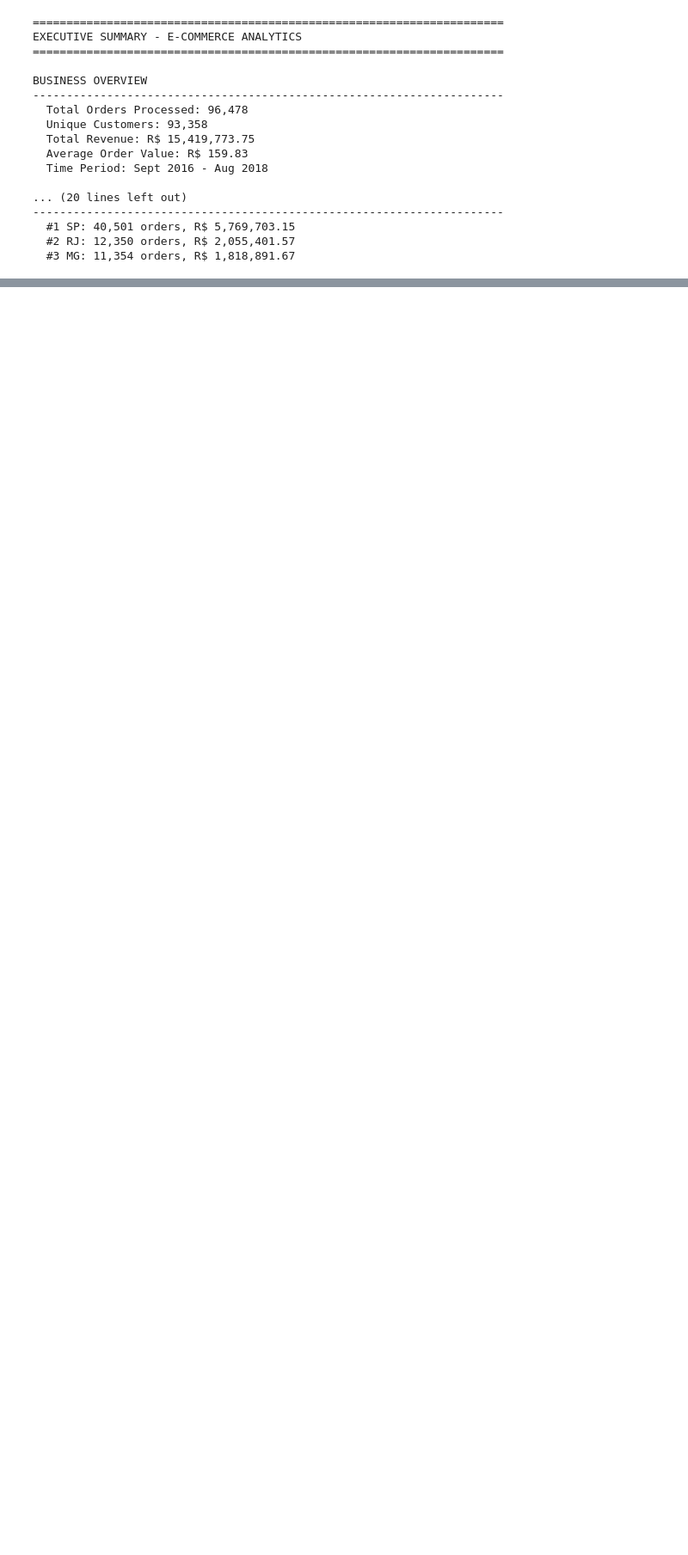
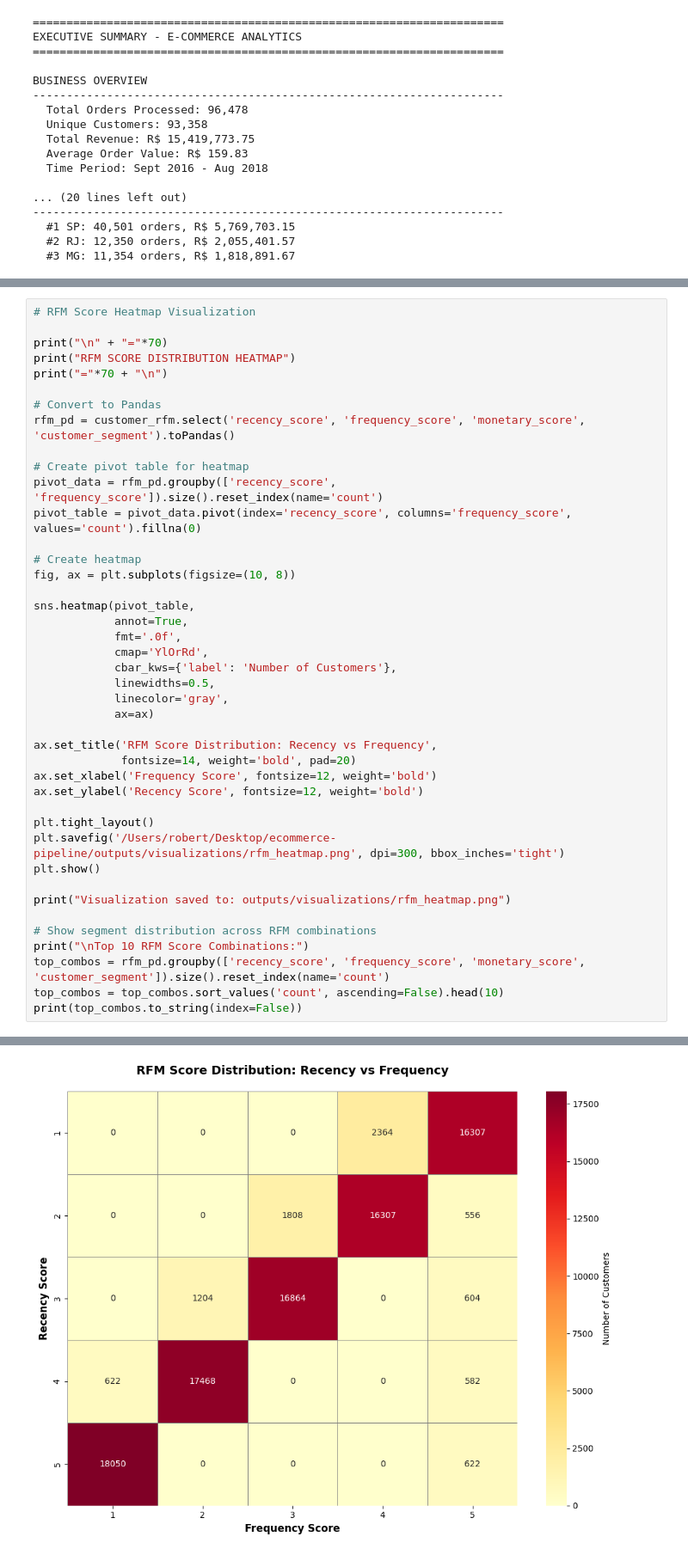
Before and after one commit to RobertB-38/ecommerce-analytics-pipeline, a Jupyter notebook: 03_advanced_analytics.ipynb, the cells around one changed output, grey strips where cells are left out. Shown: that part at 86% size. Saved outputs shown, nothing was run; the diff lists cells and outputs as text; blank space fills up the shorter version.

```diff
--- a/03_advanced_analytics.ipynb
+++ b/03_advanced_analytics.ipynb
@@ -563,0 +789,43 @@ BUSINESS OVERVIEW
+# %%
+# RFM Score Heatmap Visualization
+
+print("\n" + "="*70)
+print("RFM SCORE DISTRIBUTION HEATMAP")
+print("="*70 + "\n")
+
+# Convert to Pandas
+rfm_pd = customer_rfm.select('recency_score', 'frequency_score', 'monetary_score', 'customer_segment').toPandas()
+
+# Create pivot table for heatmap
+pivot_data = rfm_pd.groupby(['recency_score', 'frequency_score']).size().reset_index(name='count')
+pivot_table = pivot_data.pivot(index='recency_score', columns='frequency_score', values='count').fillna(0)
+
+# Create heatmap
+fig, ax = plt.subplots(figsize=(10, 8))
+
+sns.heatmap(pivot_table,
+            annot=True,
+            fmt='.0f',
+            cmap='YlOrRd',
+            cbar_kws={'label': 'Number of Customers'},
+            linewidths=0.5,
+            linecolor='gray',
+            ax=ax)
+
+ax.set_title('RFM Score Distribution: Recency vs Frequency',
+             fontsize=14, weight='bold', pad=20)
+ax.set_xlabel('Frequency Score', fontsize=12, weight='bold')
+ax.set_ylabel('Recency Score', fontsize=12, weight='bold')
+
+plt.tight_layout()
+plt.savefig('/Users/robert/Desktop/ecommerce-pipeline/outputs/visualizations/rfm_heatmap.png', dpi=300, bbox_inches='tight')
+plt.show()
+
+print("Visualization saved to: outputs/visualizations/rfm_heatmap.png")
+
+# Show segment distribution across RFM combinations
+print("\nTop 10 RFM Score Combinations:")
+top_combos = rfm_pd.groupby(['recency_score', 'frequency_score', 'monetary_score', 'customer_segment']).size().reset_index(name='count')
+top_combos = top_combos.sort_values('count', ascending=False).head(10)
+print(top_combos.to_string(index=False))
+# %% [output]
@@ -563,0 +835 @@ BUSINESS OVERVIEW
+[figure, added]
```
Also changed, not shown: parts of 13 cells of this notebook, 5 other files.
